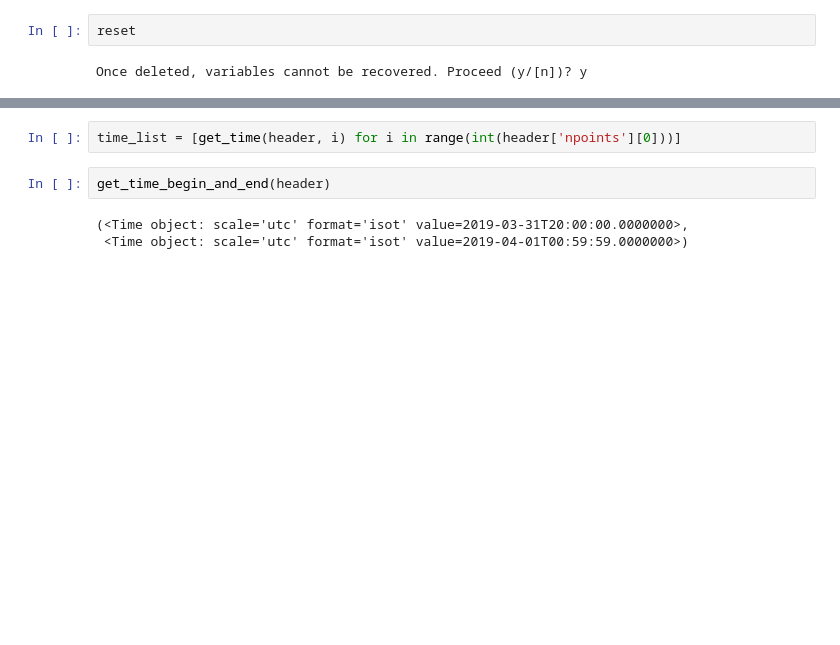
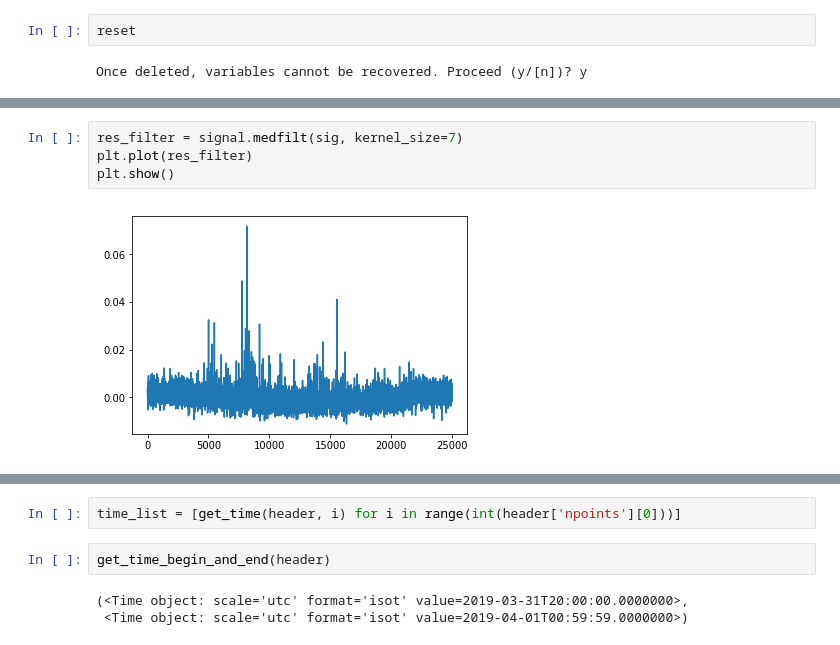
Before and after one commit to KazAndr/bsa3, a Jupyter notebook: reader_pnt.ipynb, the cells around one changed output, grey strips where cells are left out. Saved outputs shown, nothing was run; the diff lists cells and outputs as text; blank space fills up the shorter version.

```diff
--- a/reader_pnt.ipynb
+++ b/reader_pnt.ipynb
@@ -237,0 +73,6 @@ def get_time(header, point):
+# %%
+res_filter = signal.medfilt(sig, kernel_size=7)
+plt.plot(res_filter)
+plt.show()
+# %% [output]
+[figure, added]
```
Also changed, not shown: parts of 35 cells of this notebook, 5 other files.
